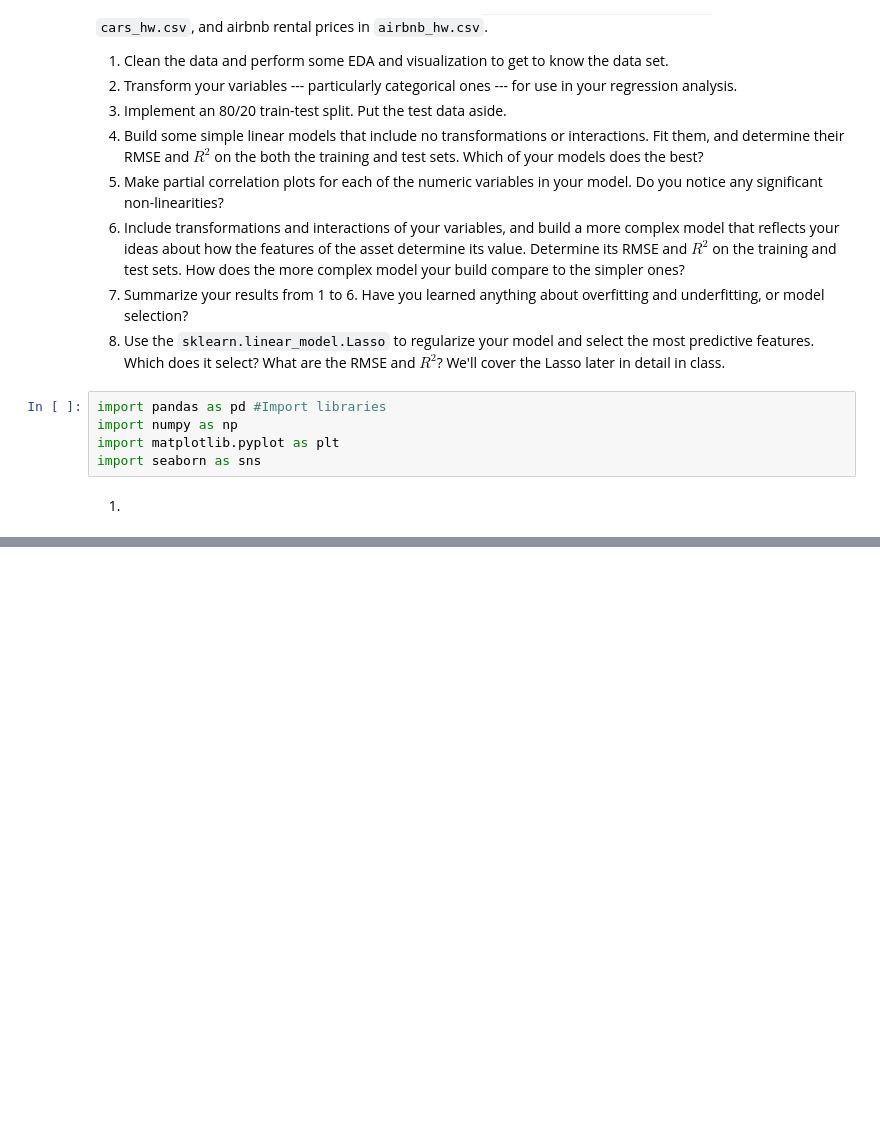
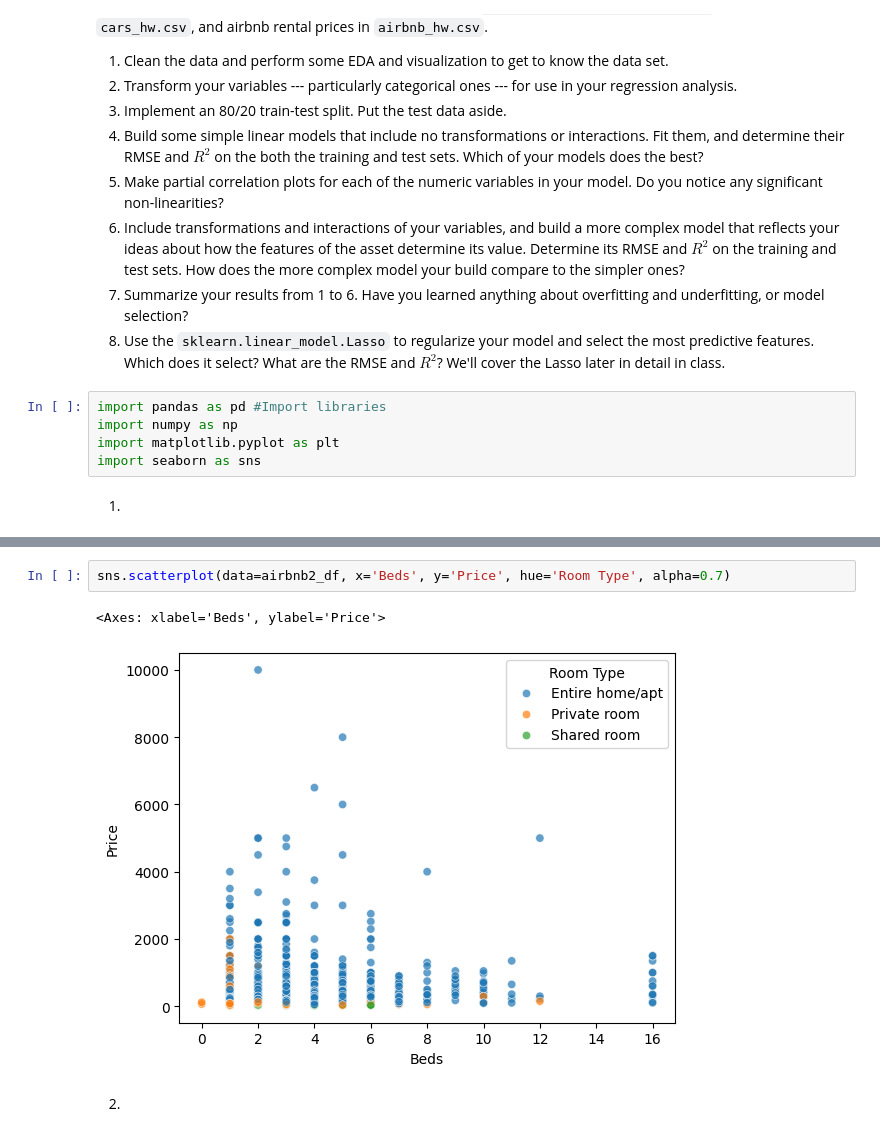
Before and after one commit to mchen899923/lab_hedonic_pricing, a Jupyter notebook: lab_notebook.ipynb, the cells around one changed output, grey strips where cells are left out. Drawn from its saved outputs; the diff is of its cells as text; blank space fills up the shorter version.

```diff
--- a/lab_notebook.ipynb
+++ b/lab_notebook.ipynb
@@ -75,0 +159,7 @@ plt.show()
+# %%
+sns.scatterplot(data=airbnb2_df, x='Beds', y='Price', hue='Room Type', alpha=0.7)
+# %% [output]
+<Axes: xlabel='Beds', ylabel='Price'>
+[figure, added]
+# %% [markdown]
+2.
```
Also changed, not shown: parts of 11 cells of this notebook.
